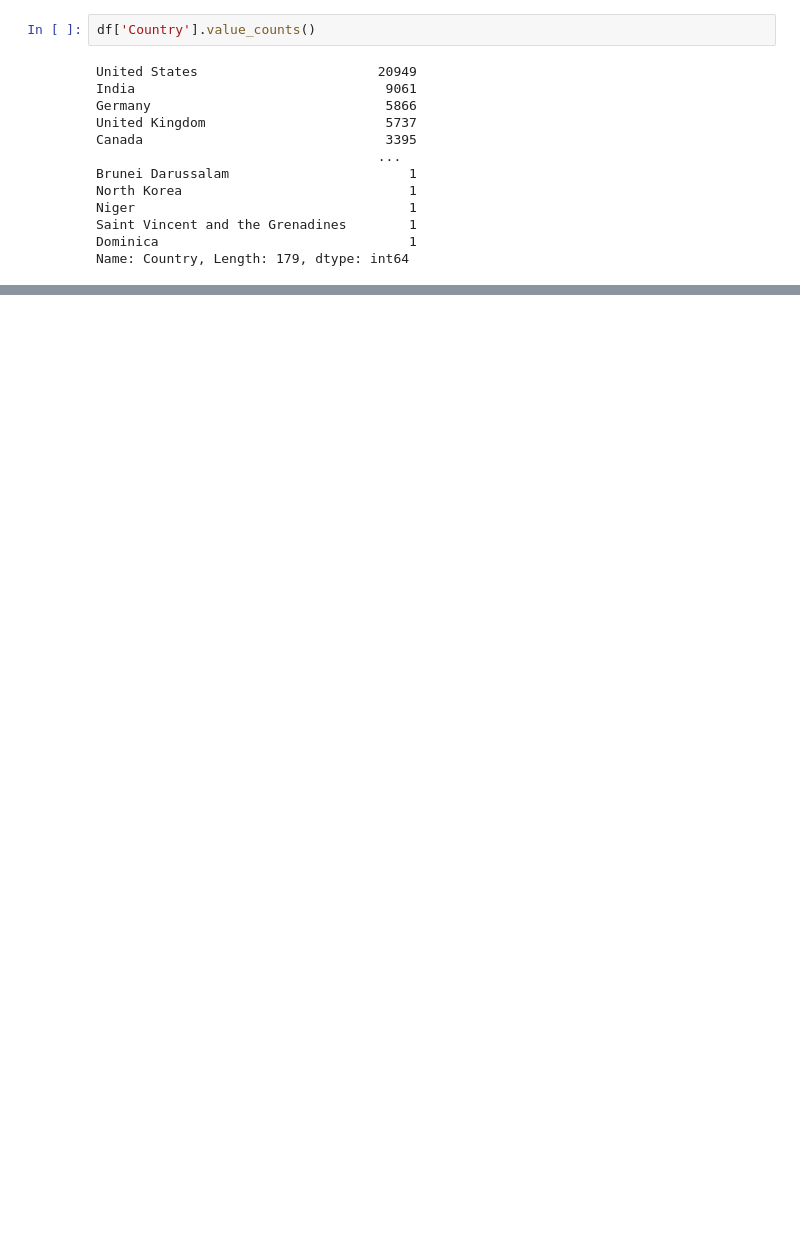
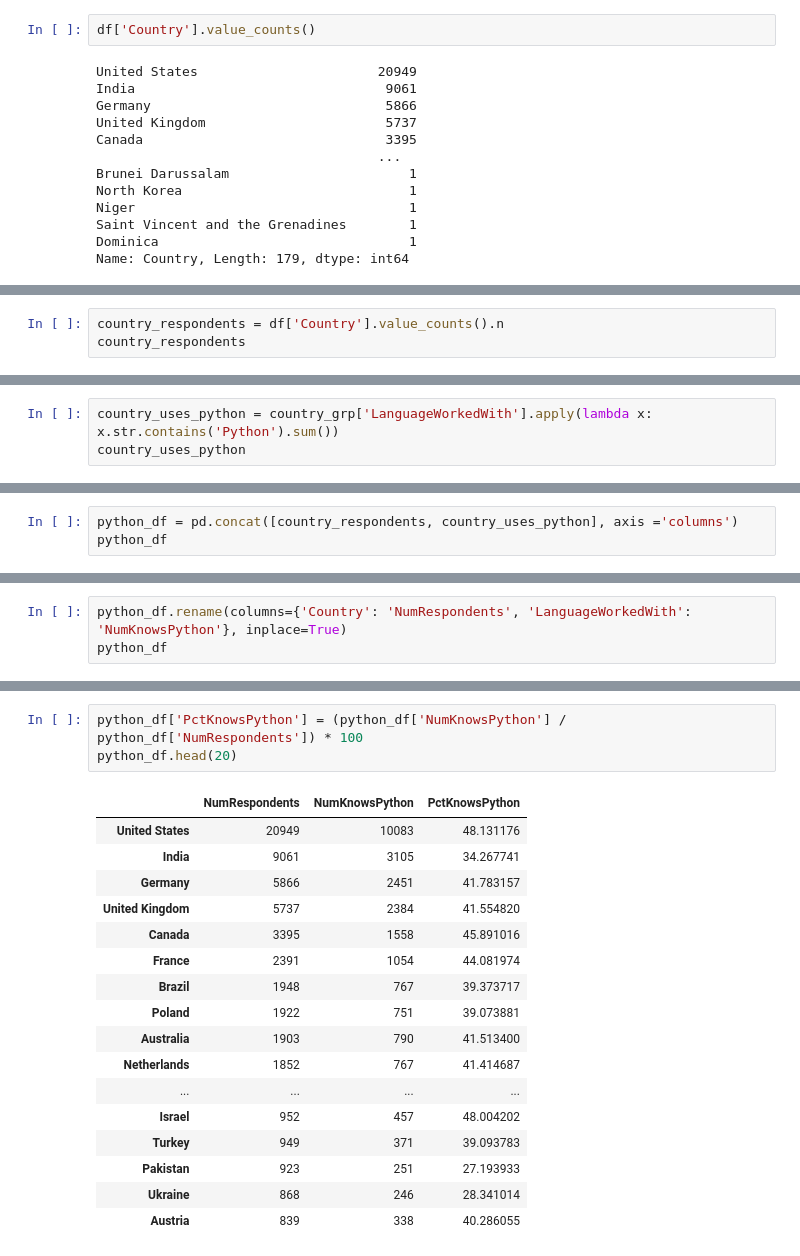
Before and after one commit to gsargen1/PandasPractice, a Jupyter notebook: Demo8.ipynb, the cells around one changed output, grey strips where cells are left out. Cells and saved outputs as stored; diff of their text form; blank space fills up the shorter version.

```diff
--- a/Demo8.ipynb
+++ b/Demo8.ipynb
@@ -163,0 +265,3 @@ Name: SocialMedia, dtype: int64
+# %%
+country_respondents = df['Country'].value_counts().n
+country_respondents
@@ -163,0 +281,3 @@ Name: SocialMedia, dtype: int64
+# %%
+country_uses_python = country_grp['LanguageWorkedWith'].apply(lambda x: x.str.contains('Python').sum())
+country_uses_python
@@ -163,0 +298,3 @@ Name: SocialMedia, dtype: int64
+# %%
+python_df = pd.concat([country_respondents, country_uses_python], axis ='columns')
+python_df
@@ -163,0 +315,3 @@ Name: SocialMedia, dtype: int64
+# %%
+python_df.rename(columns={'Country': 'NumRespondents', 'LanguageWorkedWith': 'NumKnowsPython'}, inplace=True)
+python_df
@@ -163,0 +332,21 @@ Name: SocialMedia, dtype: int64
+# %%
+python_df['PctKnowsPython'] = (python_df['NumKnowsPython'] / python_df['NumRespondents']) * 100
+python_df.head(20)
+# %% [output]
+|  | NumRespondents | NumKnowsPython | PctKnowsPython |
+| United States | 20949 | 10083 | 48.131176 |
+| India | 9061 | 3105 | 34.267741 |
+| Germany | 5866 | 2451 | 41.783157 |
+| United Kingdom | 5737 | 2384 | 41.554820 |
+| Canada | 3395 | 1558 | 45.891016 |
+| France | 2391 | 1054 | 44.081974 |
+| Brazil | 1948 | 767 | 39.373717 |
+| Poland | 1922 | 751 | 39.073881 |
+| Australia | 1903 | 790 | 41.513400 |
+| Netherlands | 1852 | 767 | 41.414687 |
+| ... | ... | ... | ... |
+| Israel | 952 | 457 | 48.004202 |
+| Turkey | 949 | 371 | 39.093783 |
+| Pakistan | 923 | 251 | 27.193933 |
+| Ukraine | 868 | 246 | 28.341014 |
+| Austria | 839 | 338 | 40.286055 |
```
Also changed, not shown: parts of 20 cells of this notebook, 2 other files.
